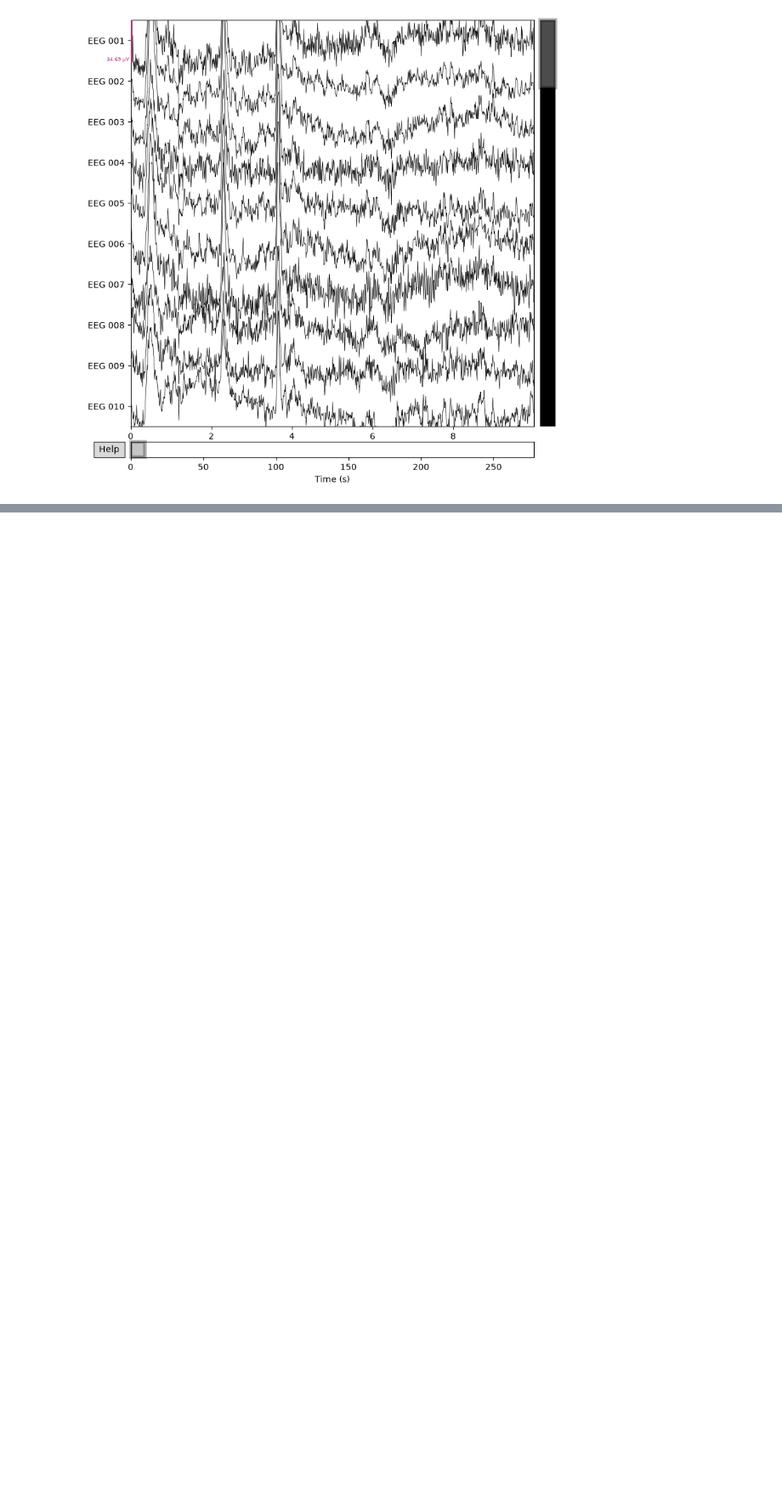
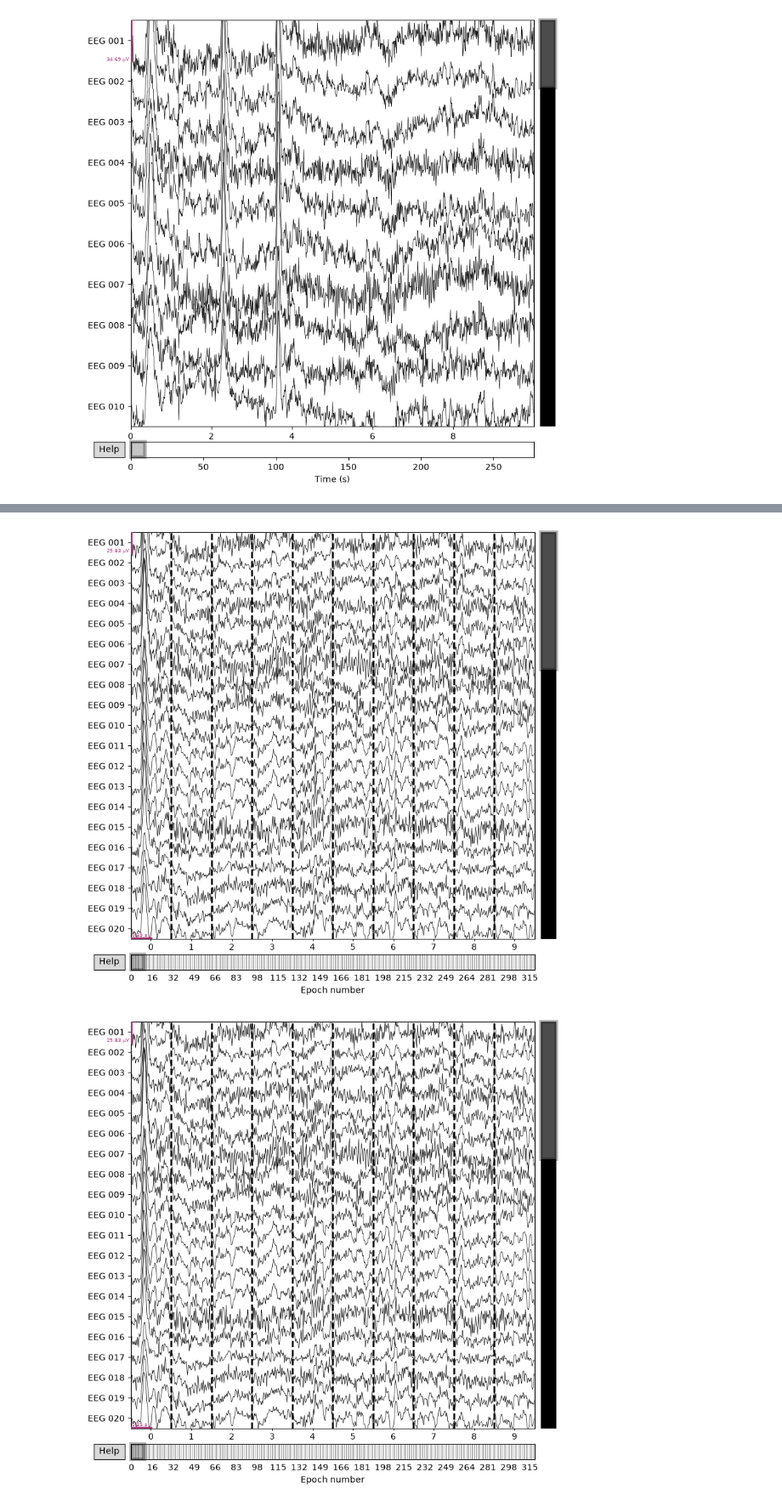
Before and after one commit to KhorchaniMarwa/eeg-cognitive-control-erp-analysis, a Jupyter notebook: notebooks/02_preprocessing.ipynb, the cells around one changed output, grey strips where cells are left out. Shown at 85% size. Drawn from its saved outputs; the diff is of its cells as text; code cells hidden in the pictures; blank space fills up the shorter version.

Commit message:
create stimulus-locked EEG epochs

```diff
--- a/notebooks/02_preprocessing.ipynb
+++ b/notebooks/02_preprocessing.ipynb
@@ -155,0 +188,2 @@ raw_preprocessed.plot(
+# %%
+events = mne.find_events(raw)
@@ -155,0 +194,22 @@ raw_preprocessed.plot(
+# %%
+event_id = {
+    "auditory/left": 1,
+    "auditory/right": 2,
+    "visual/left": 3,
+    "visual/right": 4,
+}
+# %%
+tmin = -0.2
+tmax = 0.5
+# %%
+epochs = mne.Epochs(
+    raw_preprocessed,
+    events,
+    event_id=event_id,
+    tmin=tmin,
+    tmax=tmax,
+    baseline=(-0.2, 0),
+    preload=True
+)
+
+print(epochs)
@@ -155,0 +228,9 @@ raw_preprocessed.plot(
+# %%
+epochs.plot(
+    n_epochs=10,
+    n_channels=20,
+    scalings="auto"
+)
+# %% [output]
+[figure, added]
+[figure, added]
```
Also changed, not shown: parts of 5 cells of this notebook.
